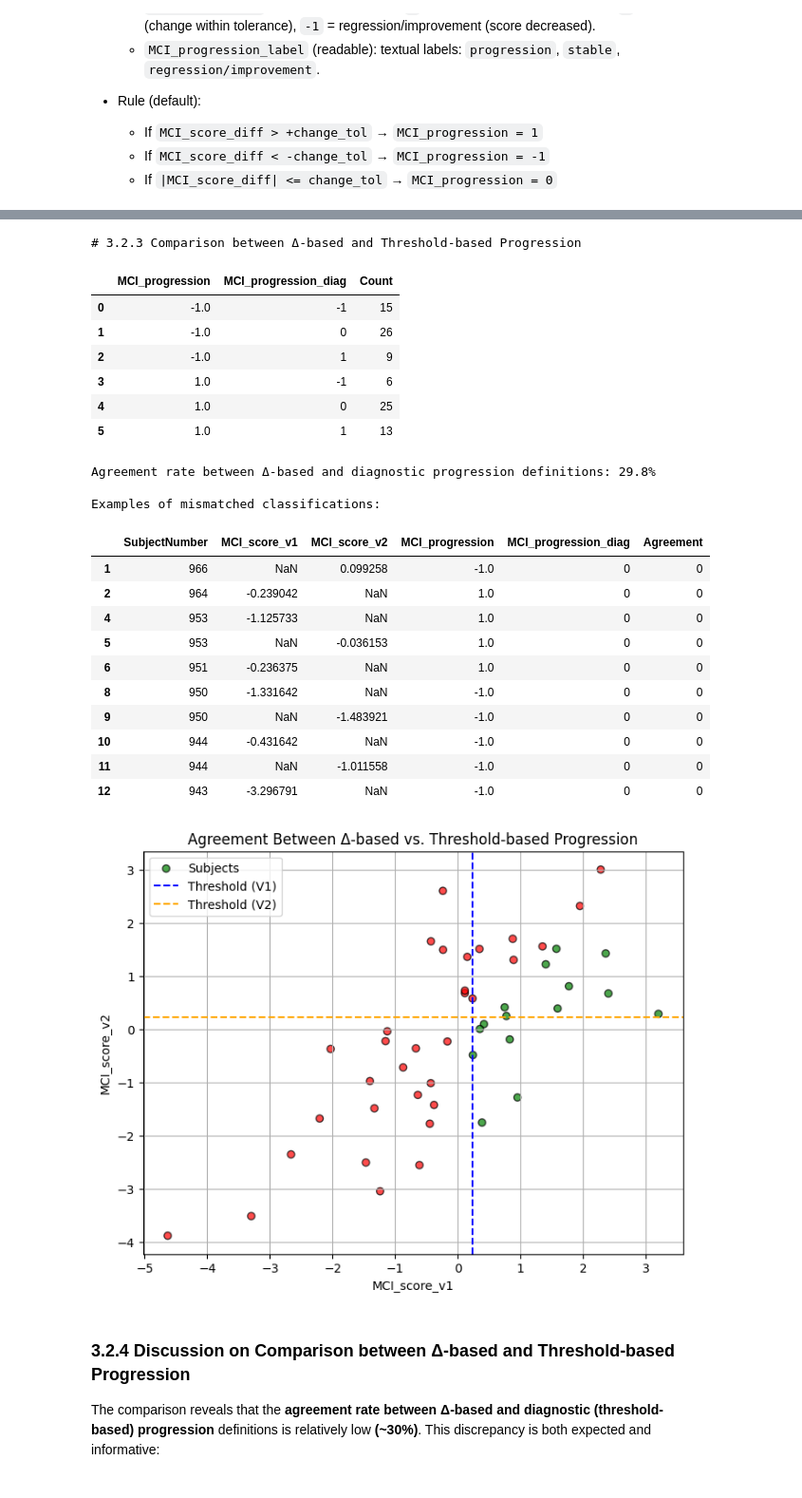
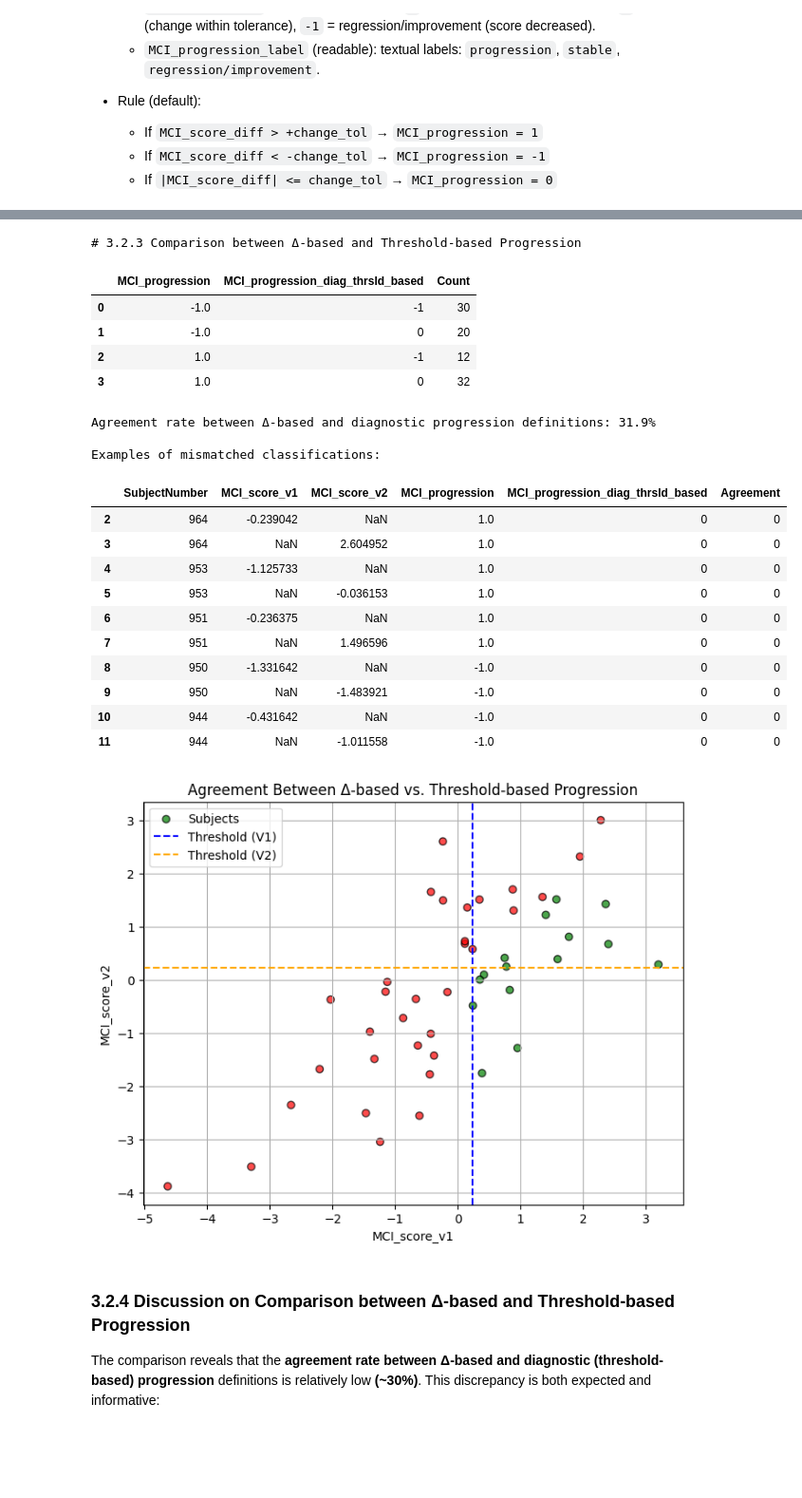
Before and after one commit to EdizArkin/EEG-Cognitive-Progression-Analysis-Early-Diagnosis, a Jupyter notebook: integratedDataPreparation.ipynb, the cells around one changed output, grey strips where cells are left out. Shown: that part at 95% size. Drawn from its saved outputs; the diff is of its cells as text; code cells hidden in the pictures; blank space fills up the shorter version.

```diff
--- a/integratedDataPreparation.ipynb
+++ b/integratedDataPreparation.ipynb
@@ -244,8 +258,15 @@ df_baseline = globals()['df_baseline']
 if 'Condition' not in df_baseline.columns:
     raise ValueError("df_baseline must contain a 'Condition' column.")
 
-# Map Condition -> Diagnosis_base (HC→0, MCI→1)
-df_baseline['Diagnosis_base'] = df_baseline['Condition'].astype(str).str.upper().map({'HC': 0, 'MCI': 1}).astype('float')
+# Map Condition -> Diagnosis_base (HC→0, MCI→1) with conservative cleaning
+# Standardize Condition values first, warn if unmapped variants exist
+df_baseline['Condition_clean'] = df_baseline['Condition'].astype(str).str.strip().str.upper()
+# If your data uses other labels (e.g., 'HEALTHY', 'CONTROL'), extend this mapping as needed
+mapped = df_baseline['Condition_clean'].map({'HC': 0, 'MCI': 1})
+unmapped = df_baseline['Condition_clean'][mapped.isna()].unique()
+if len(unmapped) > 0:
+    print('Warning: Unmapped Condition values in baseline (please inspect):', unmapped)
+df_baseline['Diagnosis_base'] = mapped.astype('float')
 print(f"Baseline: created Diagnosis_base (non-null: {int(df_baseline['Diagnosis_base'].notna().sum())})")
 
 # LONGITUDINAL
@@ -253,17 +274,13 @@ df_longit = globals()['df_longit']
 if not {'Condition', 'Visit'}.issubset(df_longit.columns):
     raise ValueError("df_longit must contain 'Condition' and 'Visit' columns.")
 
-# Version-based binary labels
-df_longit['Diagnosis_v1'] = np.where(
-    df_longit['Visit'].astype(str).str.contains('1', regex=False),
-    df_longit['Condition'].astype(str).str.upper().map({'HC': 0, 'MCI': 1}),
-    np.nan
-)
-df_longit['Diagnosis_v2'] = np.where(
-    df_longit['Visit'].astype(str).str.contains('2', regex=False),
-    df_longit['Condition'].astype(str).str.upper().map({'HC': 0, 'MCI': 1}),
-    np.nan
-)
+# Version-based binary labels (use exact visit match to avoid partial matches like '10')
+visit_str = df_longit['Visit'].astype(str).str.strip()
+cond_clean = df_longit['Condition'].astype(str).str.strip().str.upper()
+# Map conditions conservatively; unmapped become NaN
+cond_mapped = cond_clean.map({'HC': 0, 'MCI': 1})
+df_longit['Diagnosis_v1'] = np.where(visit_str == '1', cond_mapped, np.nan)
+df_longit['Diagnosis_v2'] = np.where(visit_str == '2', cond_mapped, np.nan)
 print(f"Longitudinal: created Diagnosis_v1 and Diagnosis_v2 using Condition + Visit (non-nulls: {int(df_longit['Diagnosis_v1'].notna().sum())}, {int(df_longit['Diagnosis_v2'].notna().sum())})")
 
 # Display
@@ -761,16 +811,15 @@ print("\n# 3.2.3 Comparison between Δ-based and Threshold-based Progression")
 
 import matplotlib.pyplot as plt
 import pandas as pd
-
 compare_df = df_longit.loc[
-    df_longit['MCI_progression'].notna() & df_longit['MCI_progression_diag'].notna(),
-    ['SubjectNumber','MCI_score_v1','MCI_score_v2','MCI_progression','MCI_progression_diag']
+    df_longit['MCI_progression'].notna() & df_longit['MCI_progression_diag_thrsld_based'].notna(),
+    ['SubjectNumber','MCI_score_v1','MCI_score_v2','MCI_progression','MCI_progression_diag_thrsld_based']
 ].copy()
 
-compare_df['Agreement'] = (compare_df['MCI_progression'] == compare_df['MCI_progression_diag']).astype(int)
+compare_df['Agreement'] = (compare_df['MCI_progression'] == compare_df['MCI_progression_diag_thrsld_based']).astype(int)
 agreement_rate = 100.0 * compare_df['Agreement'].mean() if len(compare_df) > 0 else float('nan')
 
-summary_comp = compare_df.groupby(['MCI_progression','MCI_progression_diag']).size().reset_index(name='Count')
+summary_comp = compare_df.groupby(['MCI_progression','MCI_progression_diag_thrsld_based']).size().reset_index(name='Count')
 display(summary_comp)
 
 print(f"\nAgreement rate between Δ-based and diagnostic progression definitions: {agreement_rate:.1f}%")
@@ -794,53 +843,51 @@ plot_df = pd.merge(
     on='SubjectNumber',
     how='inner'
 )
 
 
 if len(plot_df) > 0:
     plt.figure(figsize=(8,6))
 
     # We use the Agreement_x column (Agreement_y also gives the same result)
     plt.scatter(
         plot_df['MCI_score_v1'], plot_df['MCI_score_v2'],
         c=plot_df['Agreement_x'].map({1:'green', 0:'red'}),
         alpha=0.7,
         edgecolor='k',
         label='Subjects'
     )
 
     plt.axvline(0.237787, color='blue', linestyle='--', label='Threshold (V1)')
     plt.axhline(0.237787, color='orange', linestyle='--', label='Threshold (V2)')
     plt.xlabel('MCI_score_v1')
     plt.ylabel('MCI_score_v2')
     plt.title('Agreement Between Δ-based vs. Threshold-based Progression')
     plt.legend()
     plt.grid(True)
     plt.show()
 else:
-    print("UYARI: MCI_score_v1 ve MCI_score_v2 skorlarının her ikisinin de geçerli olduğu satır bulunamadığı için dağılım grafiği (scatter plot) çizilemedi.")
+    print("WARNING: The scatter plot could not be drawn because the row where both MCI_score_v1 and MCI_score_v2 scores are valid could not be found.")
 # %% [output]
 # 3.2.3 Comparison between Δ-based and Threshold-based Progression
-|  | MCI_progression | MCI_progression_diag | Count |
-| 0 | -1.0 | -1 | 15 |
-| 1 | -1.0 | 0 | 26 |
-| 2 | -1.0 | 1 | 9 |
-| 3 | 1.0 | -1 | 6 |
-| 4 | 1.0 | 0 | 25 |
-| 5 | 1.0 | 1 | 13 |
+|  | MCI_progression | MCI_progression_diag_thrsld_based | Count |
+| 0 | -1.0 | -1 | 30 |
+| 1 | -1.0 | 0 | 20 |
+| 2 | 1.0 | -1 | 12 |
+| 3 | 1.0 | 0 | 32 |
-Agreement rate between Δ-based and diagnostic progression definitions: 29.8%
+Agreement rate between Δ-based and diagnostic progression definitions: 31.9%
 
 Examples of mismatched classifications:
-|  | SubjectNumber | MCI_score_v1 | MCI_score_v2 | MCI_progression | MCI_progression_diag | Agreement |
-| 1 | 966 | NaN | 0.099258 | -1.0 | 0 | 0 |
+|  | SubjectNumber | MCI_score_v1 | MCI_score_v2 | MCI_progression | MCI_progression_diag_thrsld_based | Agreement |
 | 2 | 964 | -0.239042 | NaN | 1.0 | 0 | 0 |
+| 3 | 964 | NaN | 2.604952 | 1.0 | 0 | 0 |
 | 4 | 953 | -1.125733 | NaN | 1.0 | 0 | 0 |
 | 5 | 953 | NaN | -0.036153 | 1.0 | 0 | 0 |
 | 6 | 951 | -0.236375 | NaN | 1.0 | 0 | 0 |
+| 7 | 951 | NaN | 1.496596 | 1.0 | 0 | 0 |
 | 8 | 950 | -1.331642 | NaN | -1.0 | 0 | 0 |
 | 9 | 950 | NaN | -1.483921 | -1.0 | 0 | 0 |
 | 10 | 944 | -0.431642 | NaN | -1.0 | 0 | 0 |
 | 11 | 944 | NaN | -1.011558 | -1.0 | 0 | 0 |
-| 12 | 943 | -3.296791 | NaN | -1.0 | 0 | 0 |
 [figure]
 # %% [markdown]
 ### 3.2.4 Discussion on Comparison between Δ-based and Threshold-based Progression
```
Also changed, not shown: parts of 19 cells of this notebook, 2 other files.
